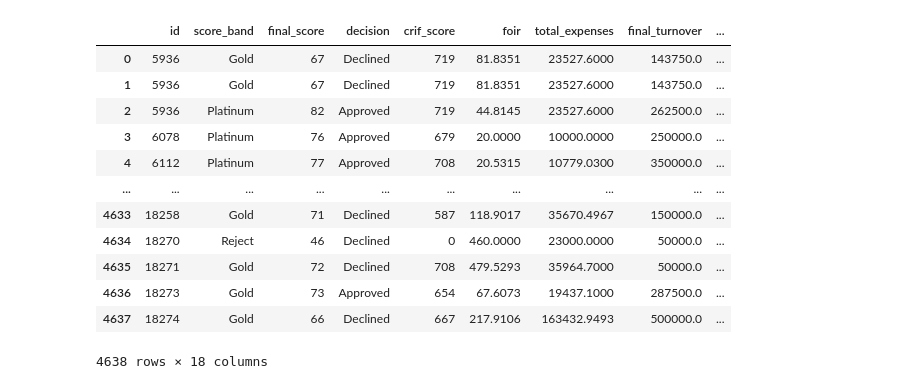
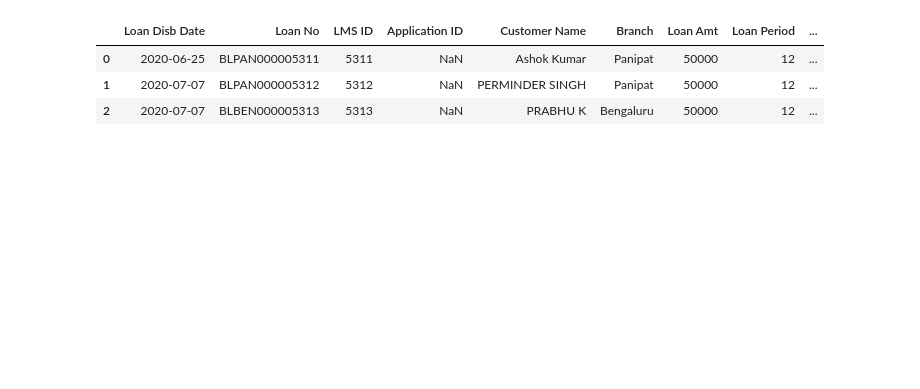
Before and after one commit to ash-captain26/githubtest, a Jupyter notebook: Untitled.ipynb, the cells around one changed output. Cells and saved outputs as stored; diff of their text form; code cells hidden in the pictures; blank space fills up the shorter version.

```diff
--- a/Untitled.ipynb
+++ b/Untitled.ipynb
@@ -1,3 +1,7 @@
 # %%
+import numpy as np
 import pandas as pd
+import seaborn as sns
 import matplotlib.pyplot as plt
+%matplotlib inline
+pd.pandas.set_option('display.max_columns',None)
@@ -6,16 +8,11 @@ df=pd.read_csv("cp01.csv")
+# %%
+df=pd.read_excel("Raw File.xlsx")
+df1=pd.read_csv("Disbursement MIS (1).csv")
+df2=pd.read_excel("Credit Parameter.xlsx")
 # %%
-df
+df.head(3)
 # %% [output]
-|  | id | score_band | final_score | decision | crif_score | foir | total_expenses | final_turnover | ... |
-| 0 | 5936 | Gold | 67 | Declined | 719 | 81.8351 | 23527.6000 | 143750.0 | ... |
-| 1 | 5936 | Gold | 67 | Declined | 719 | 81.8351 | 23527.6000 | 143750.0 | ... |
-| 2 | 5936 | Platinum | 82 | Approved | 719 | 44.8145 | 23527.6000 | 262500.0 | ... |
-| 3 | 6078 | Platinum | 76 | Approved | 679 | 20.0000 | 10000.0000 | 250000.0 | ... |
-| 4 | 6112 | Platinum | 77 | Approved | 708 | 20.5315 | 10779.0300 | 350000.0 | ... |
-| ... | ... | ... | ... | ... | ... | ... | ... | ... | ... |
-| 4633 | 18258 | Gold | 71 | Declined | 587 | 118.9017 | 35670.4967 | 150000.0 | ... |
-| 4634 | 18270 | Reject | 46 | Declined | 0 | 460.0000 | 23000.0000 | 50000.0 | ... |
-| 4635 | 18271 | Gold | 72 | Declined | 708 | 479.5293 | 35964.7000 | 50000.0 | ... |
-| 4636 | 18273 | Gold | 73 | Approved | 654 | 67.6073 | 19437.1000 | 287500.0 | ... |
-| 4637 | 18274 | Gold | 66 | Declined | 667 | 217.9106 | 163432.9493 | 500000.0 | ... |
+|  | Loan Disb Date | Loan No | LMS ID | Application ID | Customer Name | Branch | Loan Amt | Loan Period | ... |
+| 0 | 2020-06-25 | BLPAN000005311 | 5311 | NaN | Ashok Kumar | Panipat | 50000 | 12 | ... |
+| 1 | 2020-07-07 | BLPAN000005312 | 5312 | NaN | PERMINDER SINGH | Panipat | 50000 | 12 | ... |
+| 2 | 2020-07-07 | BLBEN000005313 | 5313 | NaN | PRABHU K | Bengaluru | 50000 | 12 | ... |
-4638 rows × 18 columns
```
Also changed, not shown: parts of 20 cells of this notebook.
